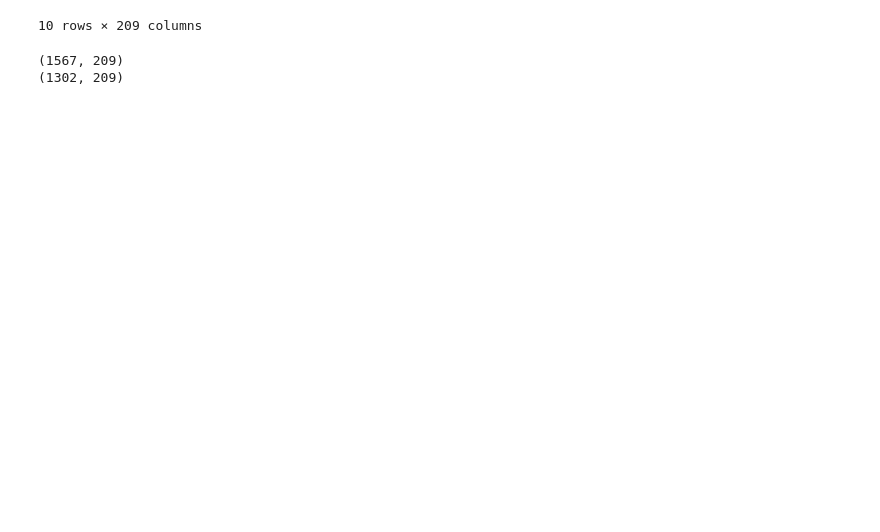
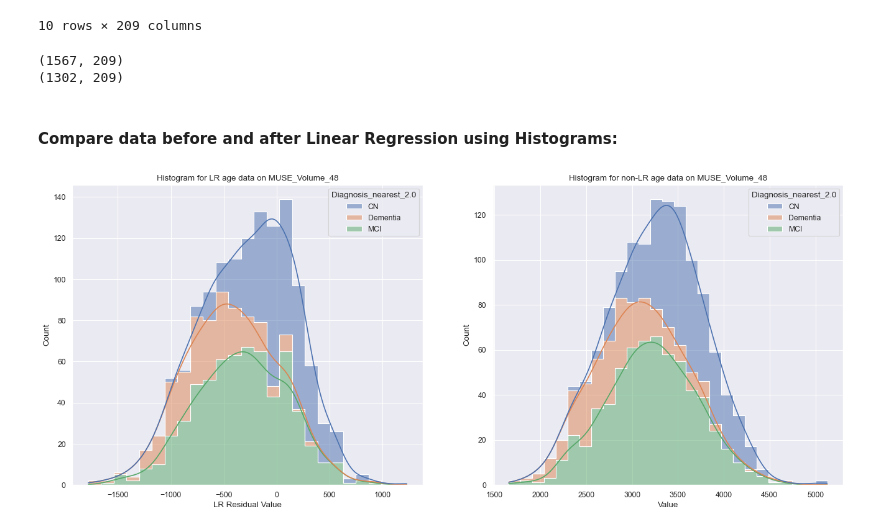
Before and after one commit to georgeaidinis/Dissertation, a Jupyter notebook: DeepCCA Model/ADNI Regressional Analysis.ipynb, the cells around one changed output. Saved outputs shown, nothing was run; the diff lists cells and outputs as text; code cells hidden in the pictures; blank space fills up the shorter version.

```diff
--- a/DeepCCA Model/ADNI Regressional Analysis.ipynb
+++ b/DeepCCA Model/ADNI Regressional Analysis.ipynb
@@ -9,6 +9,8 @@ import numpy as np
 import seaborn as sns
 from sklearn.linear_model import LinearRegression
 from sklearn.metrics import mean_squared_error, r2_score
+
+pd.options.mode.chained_assignment = None  # default='warn'
 
 sns.set_theme(style="darkgrid")
 
@@ -37,7 +39,7 @@ data_of_interest = data[columns_of_interest]
 data_of_interest.dropna(subset=['MUSE_Volume_4', 'DLICV_baseline','Diagnosis_nearest_2.0'], inplace=True)
 data_of_interest.sort_values(by=['PTID', 'Age'])
 unique = data_of_interest.drop_duplicates(subset=['PTID'], keep='first')
-
+unique_data_without_LR = unique.copy()
 
 unique['Diagnosis_nearest_2.0'] = unique['Diagnosis_nearest_2.0'].astype('category')
 unique['Diagnosis_nearest_2.0_cat'] = unique['Diagnosis_nearest_2.0'].cat.codes
@@ -186,7 +174,7 @@ Coefficient of determination:    -0.04
 # %% [markdown]
 #### Perform Regression for each of the ROIs, find residuals, and replace the ROI values with those:
 # %%
-def Find_residuals(df, ROI_name, pp=False, min_age=68, max_age=83):
+def Find_residuals(df, ROI_name, pp=False, min_age=65, max_age=85):
     X = df[['Age','Sex','DLICV_baseline']].values
     Y = df[[ROI_name]].values
 
@@ -322,3 +292,22 @@ print(unique[age_mask].shape)
 # %% [output]
 (1567, 209)
 (1302, 209)
+# %% [markdown]
+#### Compare data before and after Linear Regression using Histograms:
+# %%
+# For example, using ROI for Hippocampus:
+roi_name = 'MUSE_Volume_48'
+
+# Male = 0, Female = 1
+fig, ax_arr = plt.subplots(nrows=1,ncols=2,figsize=(20,8), dpi=80)
+sns.histplot(data=unique[age_mask], x=roi_name, hue='Diagnosis_nearest_2.0', element='step', kde=True, multiple="stack", ax=ax_arr[0])
+sns.histplot(data=unique_data_without_LR[age_mask], x=roi_name, hue='Diagnosis_nearest_2.0', element='step', kde=True, multiple="stack", ax=ax_arr[1])
+
+ax_arr[0].set_title("Histogram for LR age data on "+roi_name)
+ax_arr[0].set_xlabel('LR Residual Value')
+ax_arr[1].set_title("Histogram for non-LR age data on "+roi_name)
+ax_arr[1].set_xlabel('Value')
+
+plt.show()
+# %% [output]
+[figure, added]
```
Also changed, not shown: parts of 5 cells of this notebook, 7 other files.
